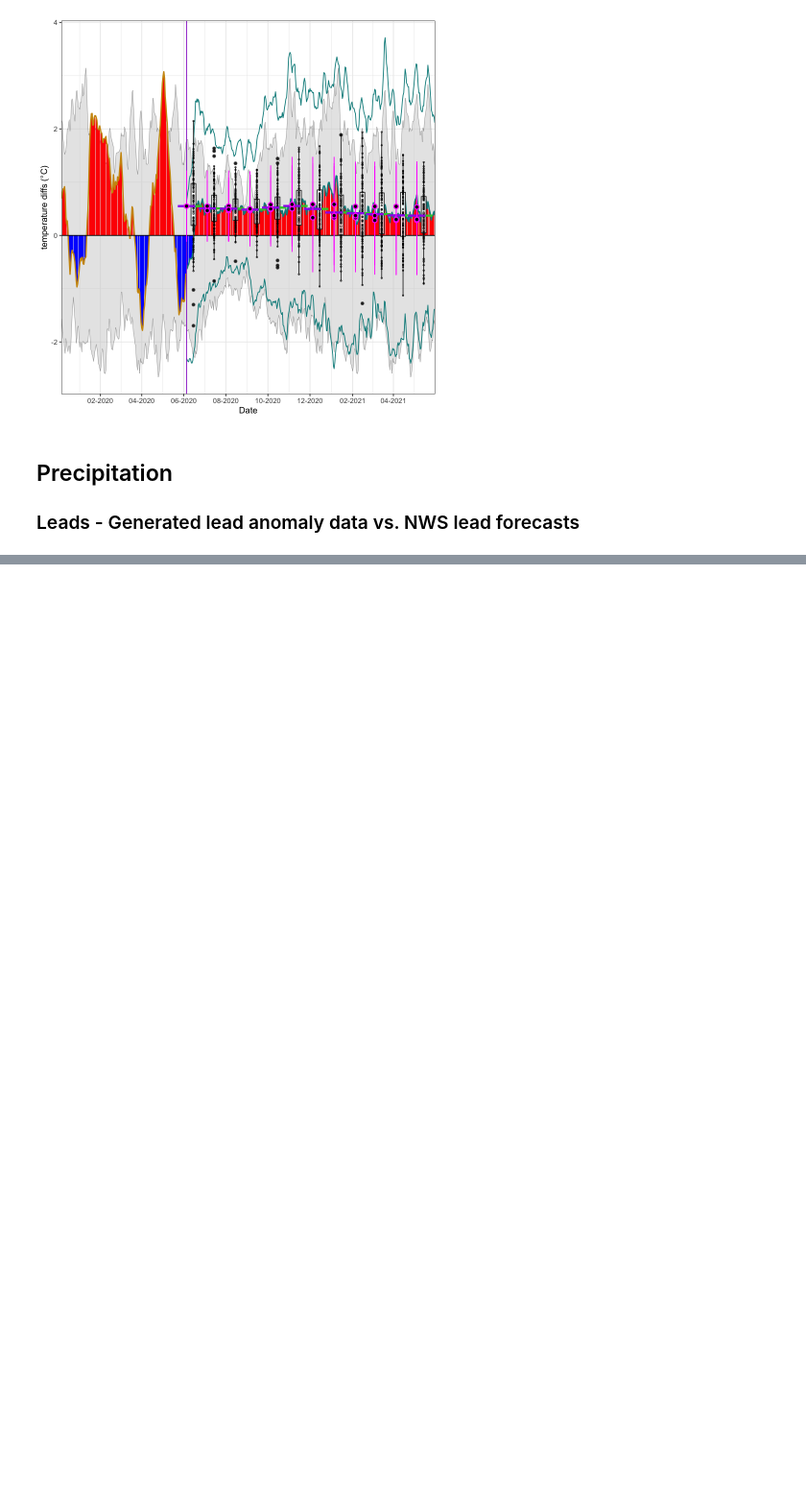
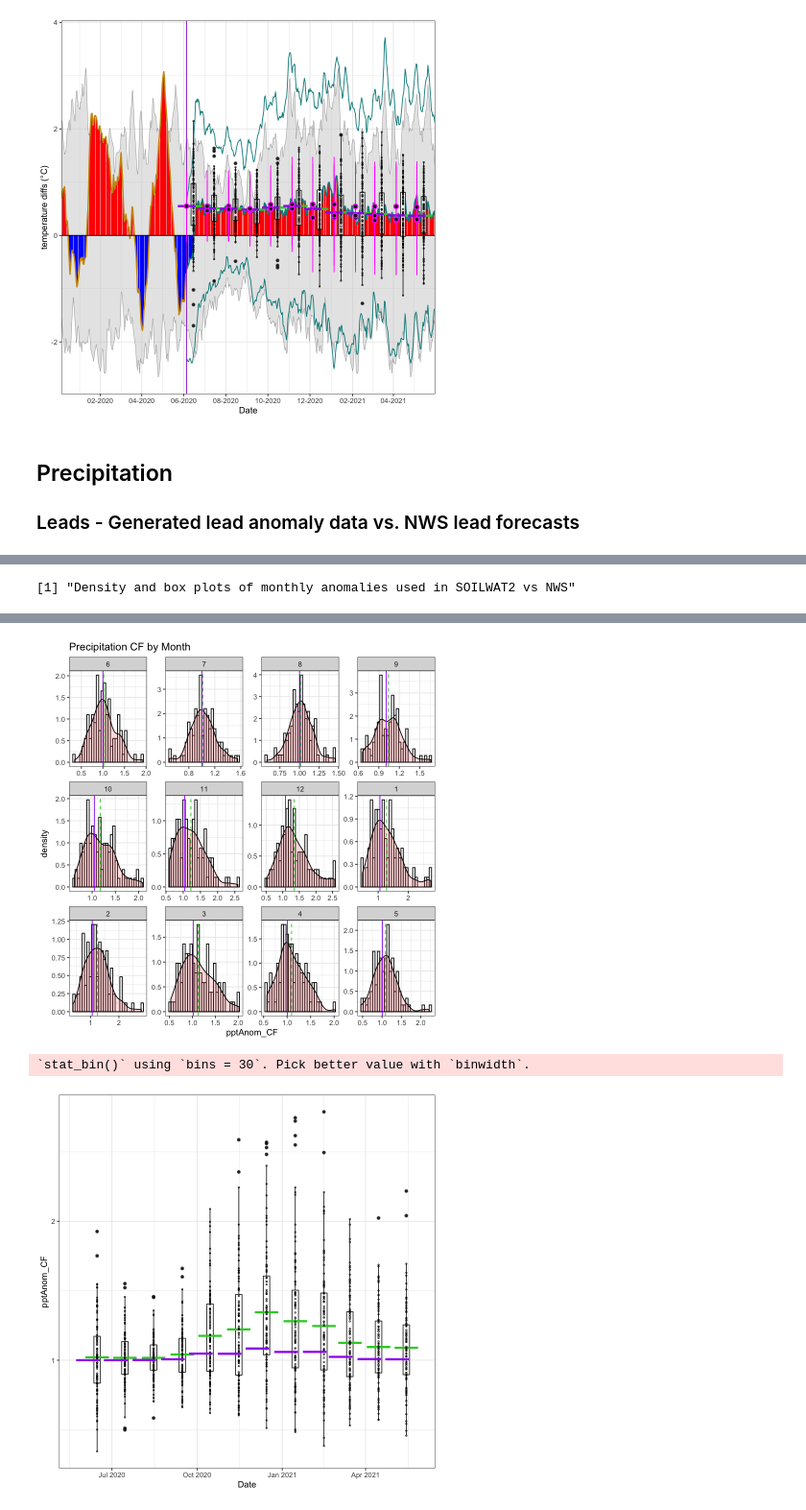
Before and after one commit to DrylandEcology/gridSTDF, a Jupyter notebook: ShortTermDroughtForecaster_Logic.ipynb, the cells around one changed output, grey strips where cells are left out. Shown at 96% size. Saved outputs shown, nothing was run; the diff lists cells and outputs as text; code cells hidden in the pictures; blank space fills up the shorter version.

```diff
--- a/ShortTermDroughtForecaster_Logic.ipynb
+++ b/ShortTermDroughtForecaster_Logic.ipynb
@@ -570,0 +554,74 @@ Warning message:
+# %%
+# Plots comparing the distribution of generated anomaly data at the Monthly level
+# to NWS values for the same monthly periods
+
+print('Density and box plots of monthly anomalies used in SOILWAT2 vs NWS')
+
+# Correction Factor
+NWSMeans <- setDT(NWSAnomsAll2)[,.(meanForecastDiff = mean(Anom_CF)), .(m)]
+names(NWSMeans)[1] <- 'Month'
+
+generatedMean <- setDT(MonthlyAnoms2)[,.(meanGenAnom = mean(pptAnom_CF)), .(Month)]
+NWSMeans$Month <- factor(NWSMeans$Month, levels = c(6:12, 1:5))
+NWSMeans$Year <- c(rep(2021,5), rep(2020, 7))
+NWSMeans$Date <- as.Date(paste0(NWSMeans$Year, '-', NWSMeans$Month, '-05'))
+
+# hists
+ggplot(MonthlyAnoms2, aes(pptAnom_CF)) +
+  geom_histogram(aes(y=..density..), colour="black", fill="white")+
+  geom_density(alpha=.2, fill="#FF6666") +
+  facet_wrap(~Month, scales = 'free') +
+  labs(title = 'Precipitation CF by Month') +
+  geom_vline(data = NWSMeans, aes(xintercept = meanForecastDiff), color = 'purple') +
+  geom_vline(data = generatedMean, aes(xintercept = meanGenAnom), color = 'limegreen', linetype = 'dashed')+
+  theme_bw()
+
+# boxplots
+ggplot() +
+  geom_boxplot(data = MonthlyAnoms2, aes(Date, pptAnom_CF, group = Month), fatten = NULL, width = 7, alpha = 0.8) +
+  stat_summary(data = MonthlyAnoms2, aes(Date, pptAnom_CF, group = Month, ymax = ..y.., ymin = ..y..),
+               fun.y = mean, geom = "errorbar", size = 1.2, color = 'limegreen') +
+  geom_point(data = MonthlyAnoms2, aes(Date, pptAnom_CF, group = Month), shape = 21, size =.5, fill = NA) +
+  # NWS dots and lines
+  stat_summary(data = NWSMeans, aes(Date, meanForecastDiff, ymax = ..y.., ymin = ..y..),
+               fun.y = mean, geom = "errorbar", size = 1.2, color = 'purple') +
+  theme_bw()
+
+
+
+
+generatedMean <- setDT(MonthlyAnoms2)[,.(meanGenAnom = mean(pptAnom_cm)), .(Month)]
+
+# ----- 100 sets of monthly anomalies vs. affiliated NWS data
+
+NWSMeans <- setDT(NWSAnomsAll2)[,.(meanForecastDiff = mean(Anom_cm)), .(m)]
+names(NWSMeans)[1] <- 'Month'
+NWSMeans$Month <- factor(NWSMeans$Month, levels = c(6:12, 1:5))
+NWSMeans$Year <- c(rep(2021,5), rep(2020, 7))
+NWSMeans$Date <- as.Date(paste0(NWSMeans$Year, '-', NWSMeans$Month, '-05'))
+
+# hists
+ggplot(MonthlyAnoms2, aes(pptAnom_cm)) +
+  geom_histogram(aes(y=..density..), colour="black", fill="white")+
+  geom_density(alpha=.2, fill="#FF6666") +
+  facet_wrap(~Month, scales = 'free') +
+  labs(title = 'Precipitation anomalies by Month') +
+  geom_vline(data = NWSMeans, aes(xintercept = meanForecastDiff), color = 'purple') +
+  geom_vline(data = generatedMean, aes(xintercept = meanGenAnom), color = 'limegreen', linetype = 'dashed')+
+  theme_bw()
+
+# boxplots
+ggplot() +
+  geom_boxplot(data = MonthlyAnoms2, aes(Date, pptAnom_cm, group = Month), fatten = NULL, width = 7, alpha = 0.8) +
+  stat_summary(data = MonthlyAnoms2, aes(Date, pptAnom_cm, group = Month, ymax = ..y.., ymin = ..y..),
+               fun.y = mean, geom = "errorbar", size = 1.2, color = 'limegreen') +
+  geom_point(data = MonthlyAnoms2, aes(Date, pptAnom_cm, group = Month), shape = 21, size =.5, fill = NA) +
+  # NWS dots and lines
+  stat_summary(data = NWSMeans, aes(Date, meanForecastDiff, ymax = ..y.., ymin = ..y..),
+               fun.y = mean, geom = "errorbar", size = 1.2, color = 'purple') +
+  geom_pointrange(data = NWSAnomsAll2, aes(Date, Anom_cm,
+                                           ymin = Anom_cm - ForecastedSD_PPT_cm,
+                                           ymax = Anom_cm + ForecastedSD_PPT_cm), shape = 21, fill = 'black', color = 'magenta') +
+  theme_bw()
+# %% [output]
+[1] "Density and box plots of monthly anomalies used in SOILWAT2 vs NWS"
@@ -570,0 +645,3 @@ Warning message:
+[figure, added]
+`stat_bin()` using `bins = 30`. Pick better value with `binwidth`.
+[figure, added]
```
Also changed, not shown: parts of 5 cells of this notebook, 3 other files.
